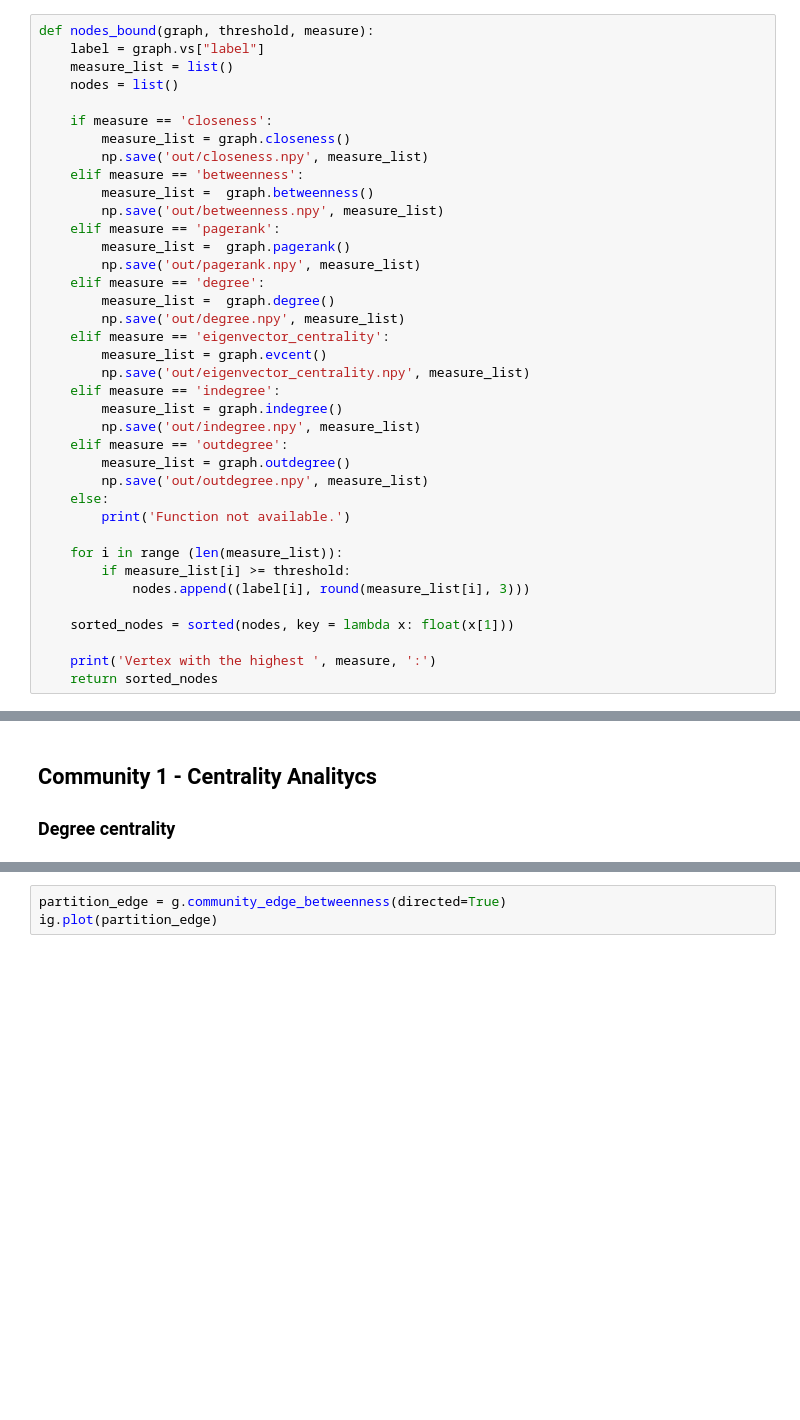
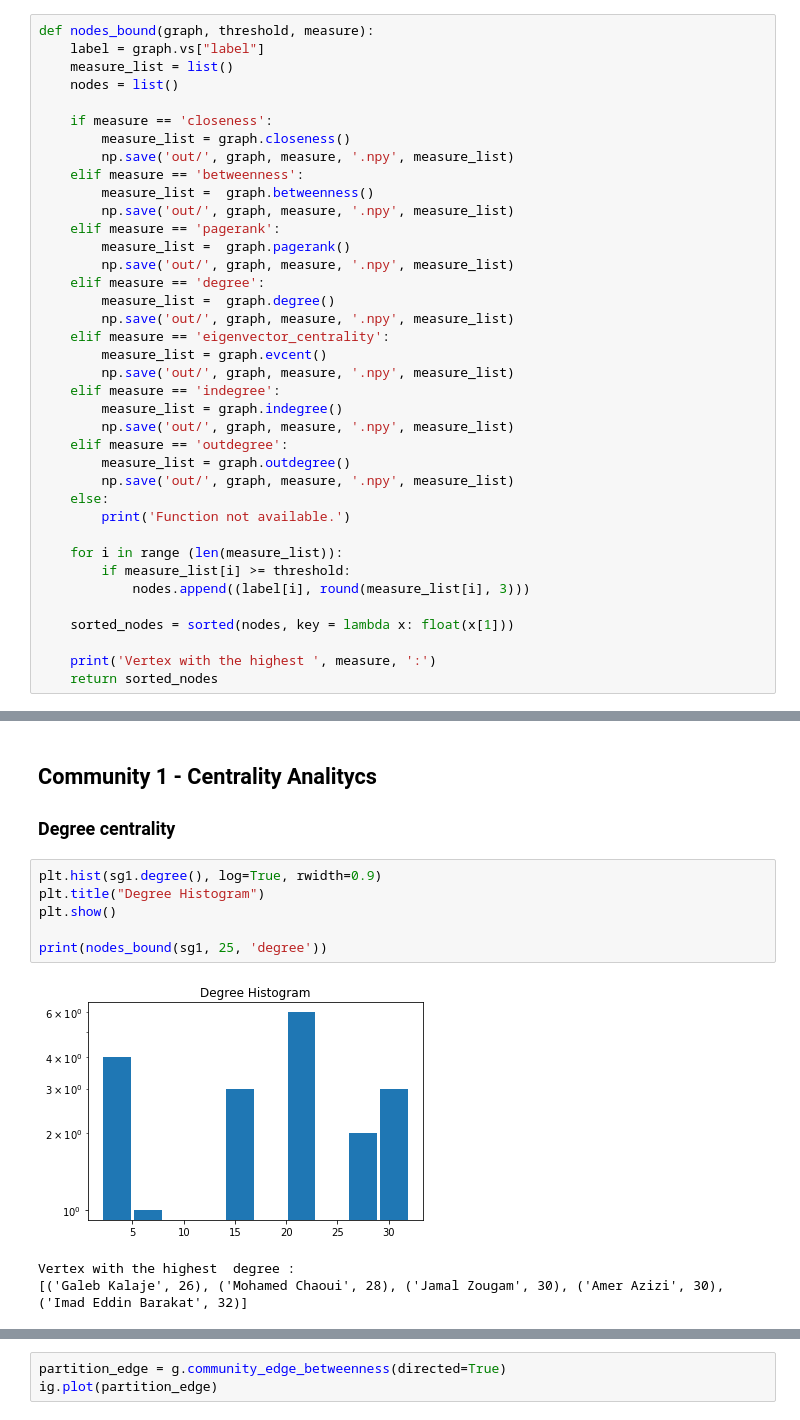
Before and after one commit to GiorgiaAuroraAdorni/MadridTrainBombingNetAnalytics, a Jupyter notebook: MadridTrainBombingNet.ipynb, the cells around one changed output, grey strips where cells are left out. Drawn from its saved outputs; the diff is of its cells as text; blank space fills up the shorter version.

Commit message:
Fixed some minor errors and completed the centrality analysis on the communities

```diff
--- a/MadridTrainBombingNet.ipynb
+++ b/MadridTrainBombingNet.ipynb
@@ -101,25 +101,25 @@ def nodes_bound(graph, threshold, measure):
 
     if measure == 'closeness':
         measure_list = graph.closeness()
-        np.save('out/closeness.npy', measure_list)
+        np.save('out/', graph, measure, '.npy', measure_list)
     elif measure == 'betweenness':
         measure_list =  graph.betweenness()
-        np.save('out/betweenness.npy', measure_list)
+        np.save('out/', graph, measure, '.npy', measure_list)
     elif measure == 'pagerank':
         measure_list =  graph.pagerank()
-        np.save('out/pagerank.npy', measure_list)
+        np.save('out/', graph, measure, '.npy', measure_list)
     elif measure == 'degree':
         measure_list =  graph.degree()
-        np.save('out/degree.npy', measure_list)
+        np.save('out/', graph, measure, '.npy', measure_list)
     elif measure == 'eigenvector_centrality':
         measure_list = graph.evcent()
-        np.save('out/eigenvector_centrality.npy', measure_list)
+        np.save('out/', graph, measure, '.npy', measure_list)
     elif measure == 'indegree':
         measure_list = graph.indegree()
-        np.save('out/indegree.npy', measure_list)
+        np.save('out/', graph, measure, '.npy', measure_list)
     elif measure == 'outdegree':
         measure_list = graph.outdegree()
-        np.save('out/outdegree.npy', measure_list)
+        np.save('out/', graph, measure, '.npy', measure_list)
     else:
         print('Function not available.')
 
@@ -340,3 +339,13 @@ ig.plot(sg5)
 ## Community 1 - Centrality Analitycs
 
 ### Degree centrality
+# %%
+plt.hist(sg1.degree(), log=True, rwidth=0.9)
+plt.title("Degree Histogram")
+plt.show()
+
+print(nodes_bound(sg1, 25, 'degree'))
+# %% [output]
+[figure, added]
+Vertex with the highest  degree :
+[('Galeb Kalaje', 26), ('Mohamed Chaoui', 28), ('Jamal Zougam', 30), ('Amer Azizi', 30), ('Imad Eddin Barakat', 32)]
```
Also changed, not shown: parts of 76 cells of this notebook.
